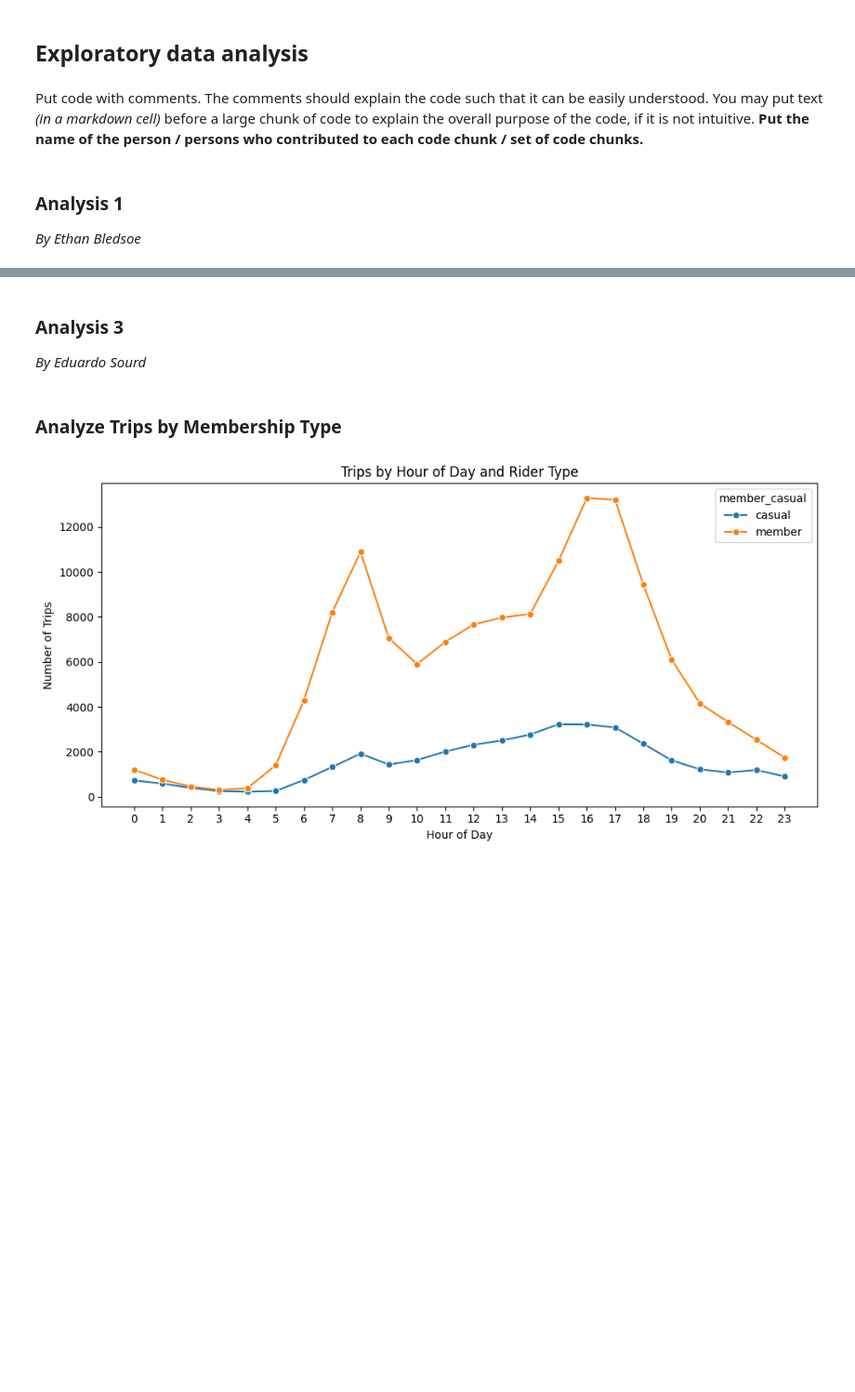
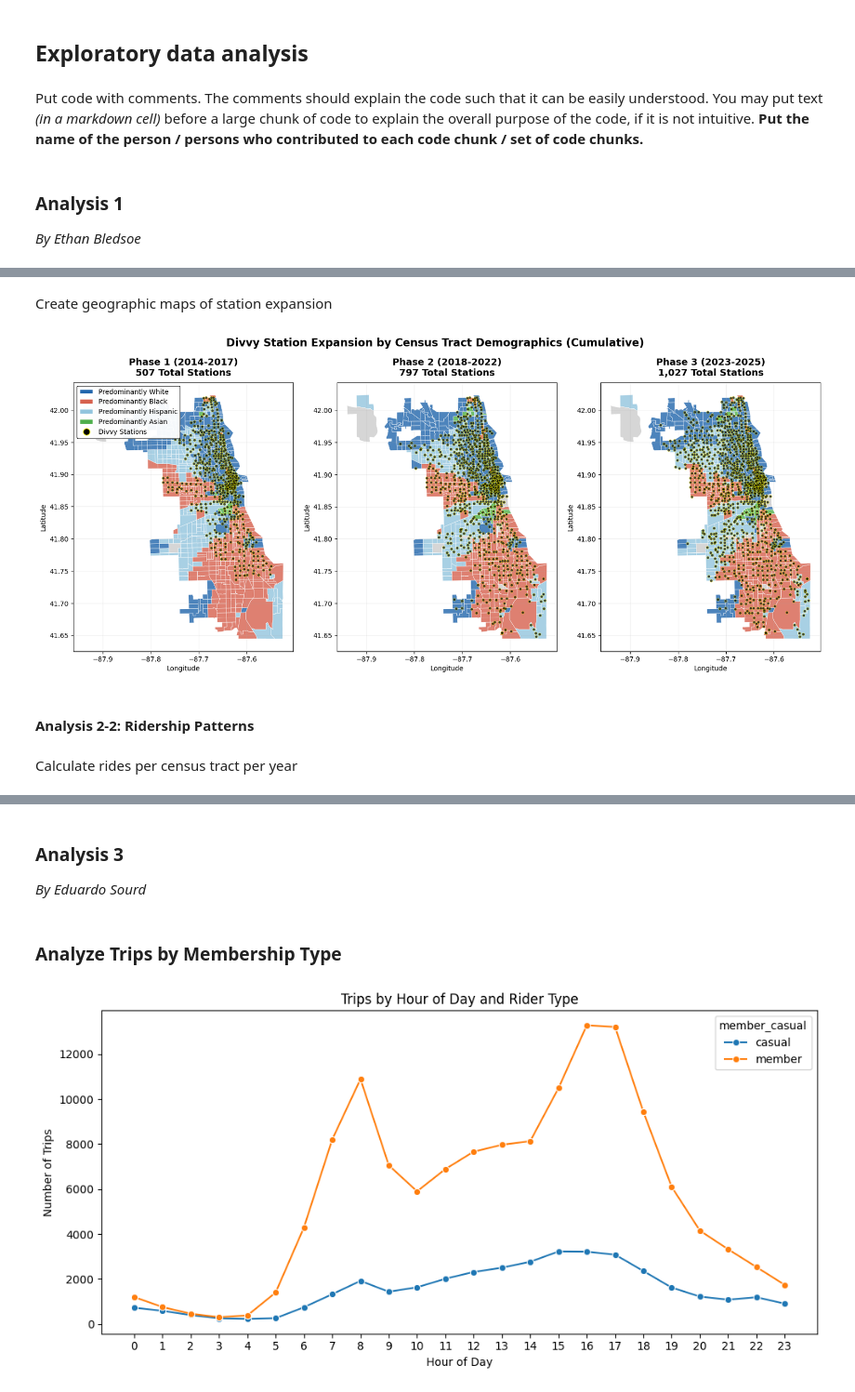
Before and after one commit to junho5400/stat303_final, a Jupyter notebook: Project Code Template.ipynb, the cells around one changed output, grey strips where cells are left out. Shown at 93% size. Saved outputs shown, nothing was run; the diff lists cells and outputs as text; code cells hidden in the pictures; blank space fills up the shorter version.

```diff
--- a/Project Code Template.ipynb
+++ b/Project Code Template.ipynb
@@ -839,0 +1736,78 @@ plt.show()
+# %% [markdown]
+Create geographic maps of station expansion
+# %%
+# Merge census tracts with demographics
+census_2017 = census_tracts.merge(demographics_2017[['geoid10', 'race_category']], on='geoid10', how='left')
+census_2022 = census_tracts.merge(demographics_2022[['geoid10', 'race_category']], on='geoid10', how='left')
+census_2023 = census_tracts.merge(demographics_2023[['geoid10', 'race_category']], on='geoid10', how='left')
+
+# Prepare station data
+stations_for_map = divvy_final[['start_station_name', 'latitude', 'longitude']].drop_duplicates()
+stations_for_map = stations_for_map.merge(station_first_year, on='start_station_name', how='left')
+
+# Convert to GeoDataFrame
+from shapely.geometry import Point
+stations_geo = gpd.GeoDataFrame(
+    stations_for_map,
+    geometry=[Point(xy) for xy in zip(stations_for_map['longitude'], stations_for_map['latitude'])],
+    crs='EPSG:4326'
+)
+
+# Create 3 subplots
+fig, axes = plt.subplots(1, 3, figsize=(20, 8))
+
+# Color mapping for race categories
+race_color_map = {
+    'Predominantly White': '#2166ac',
+    'Predominantly Black': '#d6604d',
+    'Predominantly Hispanic': '#92c5de',
+    'Predominantly Asian': '#4daf4a'
+}
+
+phase_info = [
+    ('Phase 1 (2014-2017)', 2017, census_2017, axes[0]),
+    ('Phase 2 (2018-2022)', 2022, census_2022, axes[1]),
+    ('Phase 3 (2023-2025)', 2025, census_2023, axes[2])
+]
+
+for phase_name, end_year, census_demo, ax in phase_info:
+    # Create color column
+    census_demo['color'] = census_demo['race_category'].map(race_color_map)
+    census_demo['color'].fillna('#cccccc', inplace=True)
+
+    # Plot census tracts with proper colors
+    census_demo.plot(ax=ax, color=census_demo['color'], edgecolor='white',
+                     linewidth=0.5, alpha=0.8)
+
+    # Plot cumulative stations
+    phase_stations = stations_geo[stations_geo['first_year'] <= end_year]
+    phase_stations.plot(ax=ax, color='black', markersize=15, alpha=0.7,
+                        edgecolor='yellow', linewidth=0.5)
+
+    ax.set_title(f'{phase_name}\n{len(phase_stations):,} Total Stations',
+                 fontsize=14, fontweight='bold', pad=10)
+    ax.set_xlabel('Longitude', fontsize=10)
+    ax.set_ylabel('Latitude', fontsize=10)
+    ax.grid(True, alpha=0.2)
+
+# Add legend to first plot
+from matplotlib.patches import Patch
+from matplotlib.lines import Line2D
+legend_elements = [Patch(facecolor=color, edgecolor='white', label=cat)
+                   for cat, color in race_color_map.items()]
+legend_elements.append(plt.Line2D([0], [0], marker='o', color='w',
+                                  markerfacecolor='black', markersize=10,
+                                  markeredgecolor='yellow', linewidth=2,
+                                  label='Divvy Stations'))
+axes[0].legend(handles=legend_elements, loc='upper left', fontsize=10,
+               framealpha=0.95, edgecolor='black')
+
+plt.suptitle('Divvy Station Expansion by Census Tract Demographics (Cumulative)',
+             fontsize=16, fontweight='bold', y=0.96)
+plt.show()
+# %% [output]
+[figure, added]
+# %% [markdown]
+#### Analysis 2-2: Ridership Patterns
+# %% [markdown]
+Calculate rides per census tract per year
```
Also changed, not shown: parts of 70 cells of this notebook, 11 other files.
